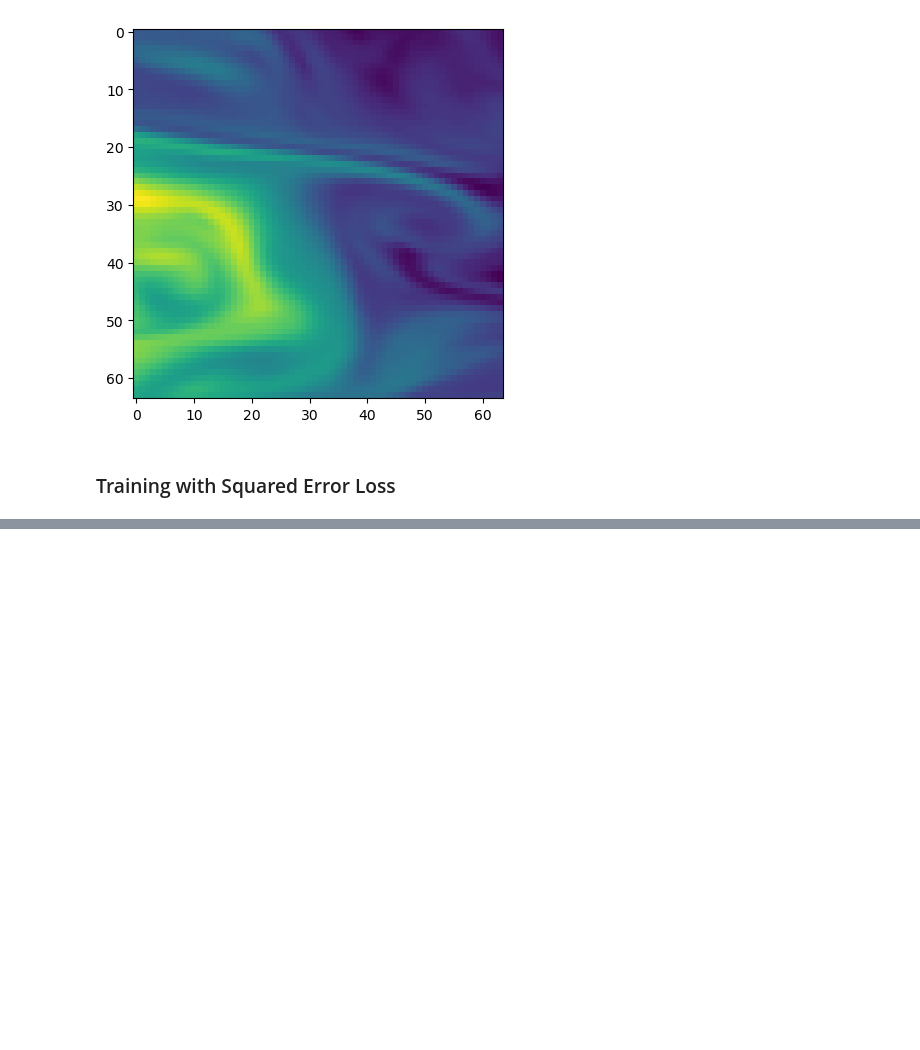
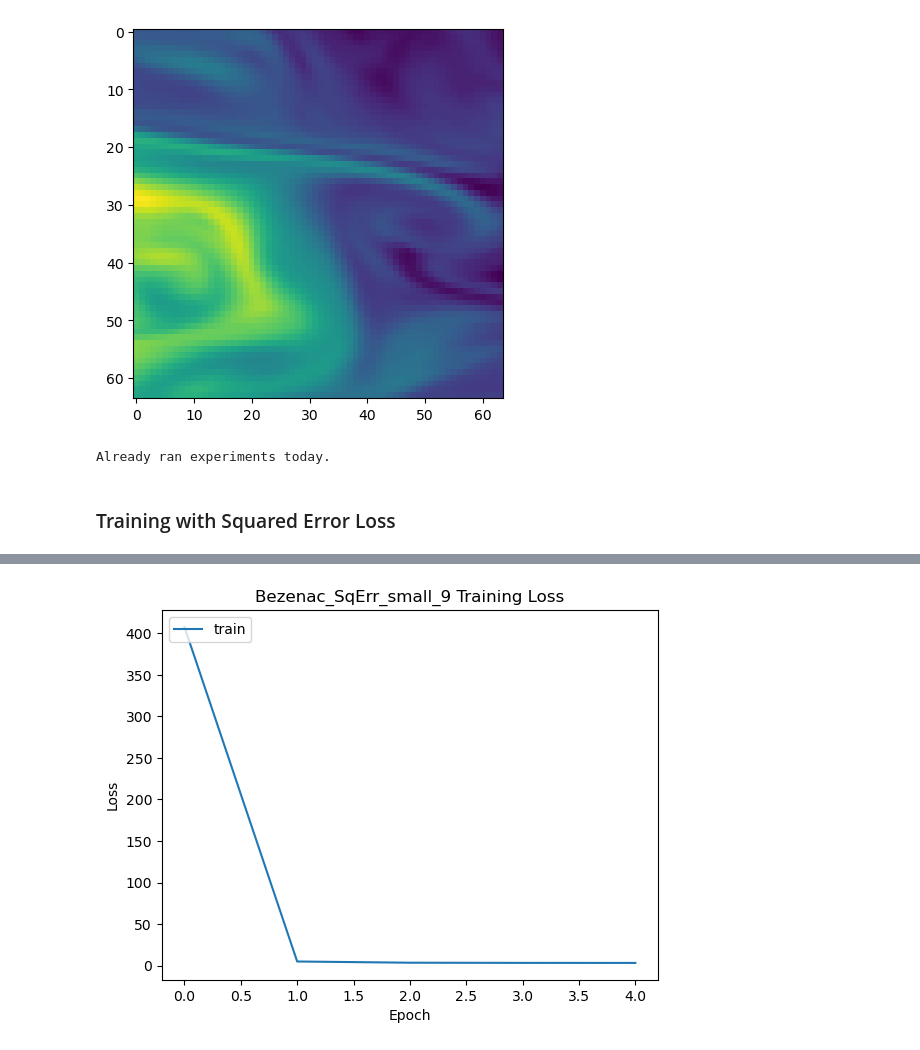
Before and after one commit to ghostpress/rainfall-pde-ml, a Jupyter notebook: code/MLcode.ipynb, the cells around one changed output, grey strips where cells are left out. Saved outputs shown, nothing was run; the diff lists cells and outputs as text; code cells hidden in the pictures; blank space fills up the shorter version.

```diff
--- a/code/MLcode.ipynb
+++ b/code/MLcode.ipynb
@@ -790,7 +790,7 @@ class Experiment():
         print("Training over " + str(epochs) + " epochs...")
 
         for t in range(epochs):
-            print(f"Epoch {t+1}\n-------------------------------")
+            print(f"Epoch {t}\n-------------------------------")
 
             start = datetime.datetime.now()
             epoch_losses = self.train_loop()
@@ -821,8 +821,11 @@ class Experiment():
             for X, y in examples:
                 #X = X.to(device)
                 #y = y.to(device)
+
                 outputs = self.model(X)
+
                 y_pred = outputs[1]
+
                 step_loss = self.test_loss(y_pred, y).item()
 
                 fig, ax = plt.subplots(nrows=1, ncols=2, figsize=(8,8))
@@ -831,6 +834,8 @@ class Experiment():
                 ax[1].imshow(y_pred[0])
                 ax[1].set_title("Prediction")
 
+                fig.suptitle(self.name " Image Comparison")
+                # TODO: repeat for every 10-100 epochs?
 
     def plot_loss(self, loss_to_plot, title, xlab, legend_items):
         plt.plot(loss_to_plot)
@@ -946,13 +940,22 @@ plt.imshow(ex_first[0][0])
 4
 <matplotlib.image.AxesImage at 0x...>
 [figure]
+# %%
+try:
+    os.mkdir("/projectnb/labci/Lucia/rainfall-pde-ml/experiments/" + str(datetime.date.today()))
+except FileExistsError as e:
+    print("Already ran experiments today.")
+finally:
+    path = "/projectnb/labci/Lucia/rainfall-pde-ml/experiments/" + str(datetime.date.today())
+# %% [output]
+Already ran experiments today.
 # %% [markdown]
 ### Training with Squared Error Loss
 # %%
 net3 = CDNN(hist=4)
 optim = torch.optim.Adam(net3.parameters(), lr=1e-3)
 
-exp3 = Experiment(name="Bezenac_SqErr_small_6",                         # de Bezenac model, trained on err^2 Loss
+exp3 = Experiment(name="Bezenac_SqErr_small_9",                         # de Bezenac model, trained on err^2 Loss
                   trainset=training_loader, valset=None, testset=None,  # data loaders
                   model=net3,                                           # model with 4 days of history
                   regloss=False,                                        # whether to regularize the training loss
@@ -961,5 +964,5 @@ exp3 = Experiment(name="Bezenac_SqErr_small_6",                         # de Bez
                   #examples=None, #example_loader,
                   outdir=path)
 
-exp3.run(epochs=1)
+exp3.run(epochs=5)
 # %% [output]
@@ -970,0 +986 @@ Epoch 1
+[figure, added]
```
Also changed, not shown: parts of 9 cells of this notebook.
